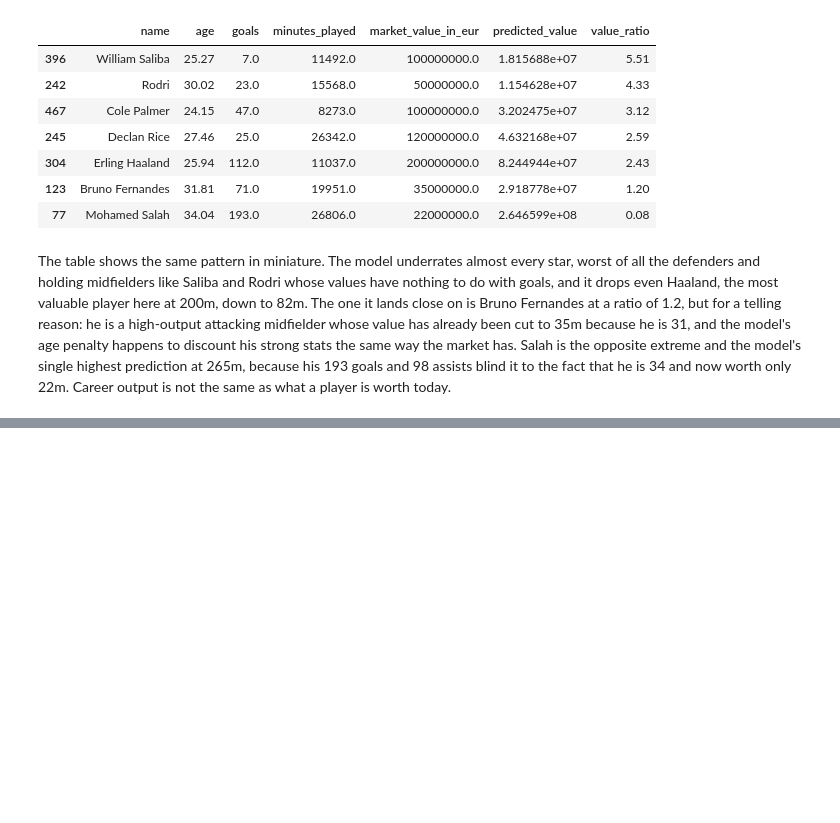
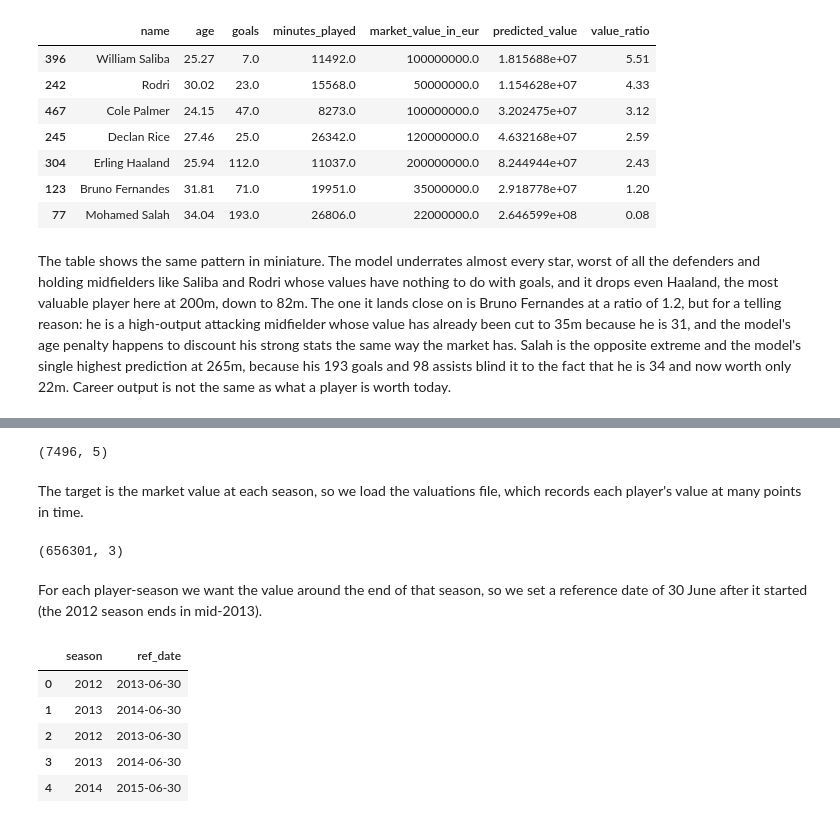
Before and after one commit to konstantinosioan/pl-transfer-value-predictor, a Jupyter notebook: notebook.ipynb, the cells around one changed output, grey strips where cells are left out. Saved outputs shown, nothing was run; the diff lists cells and outputs as text; code cells hidden in the pictures; blank space fills up the shorter version.

```diff
--- a/notebook.ipynb
+++ b/notebook.ipynb
@@ -407,0 +472,38 @@ The table shows the same pattern in miniature. The model underrates almost every
+# %%
+season_stats = (
+    pl_app_dated.groupby(["player_id", "season"])[
+        ["goals", "assists", "minutes_played"]
+    ]
+    .sum()
+    .reset_index()
+)
+
+season_stats = season_stats[season_stats["minutes_played"] > 0]
+season_stats.shape
+# %% [output]
+(7496, 5)
+# %% [markdown]
+The target is the market value at each season, so we load the valuations file, which records each player's value at many points in time.
+# %%
+valuations = pd.read_csv(
+    VALUATIONS_CSV,
+    usecols=["player_id", "date", "market_value_in_eur"],
+    parse_dates=["date"],
+)
+valuations.shape
+# %% [output]
+(656301, 3)
+# %% [markdown]
+For each player-season we want the value around the end of that season, so we set a reference date of 30 June after it started (the 2012 season ends in mid-2013).
+# %%
+season_stats["ref_date"] = pd.to_datetime(
+    (season_stats["season"] + 1).astype(str) + "-06-30"
+)
+season_stats[["season", "ref_date"]].head()
+# %% [output]
+|  | season | ref_date |
+| 0 | 2012 | 2013-06-30 |
+| 1 | 2013 | 2014-06-30 |
+| 2 | 2012 | 2013-06-30 |
+| 3 | 2013 | 2014-06-30 |
+| 4 | 2014 | 2015-06-30 |
```
Also changed, not shown: parts of 20 cells of this notebook, 2 other files.
